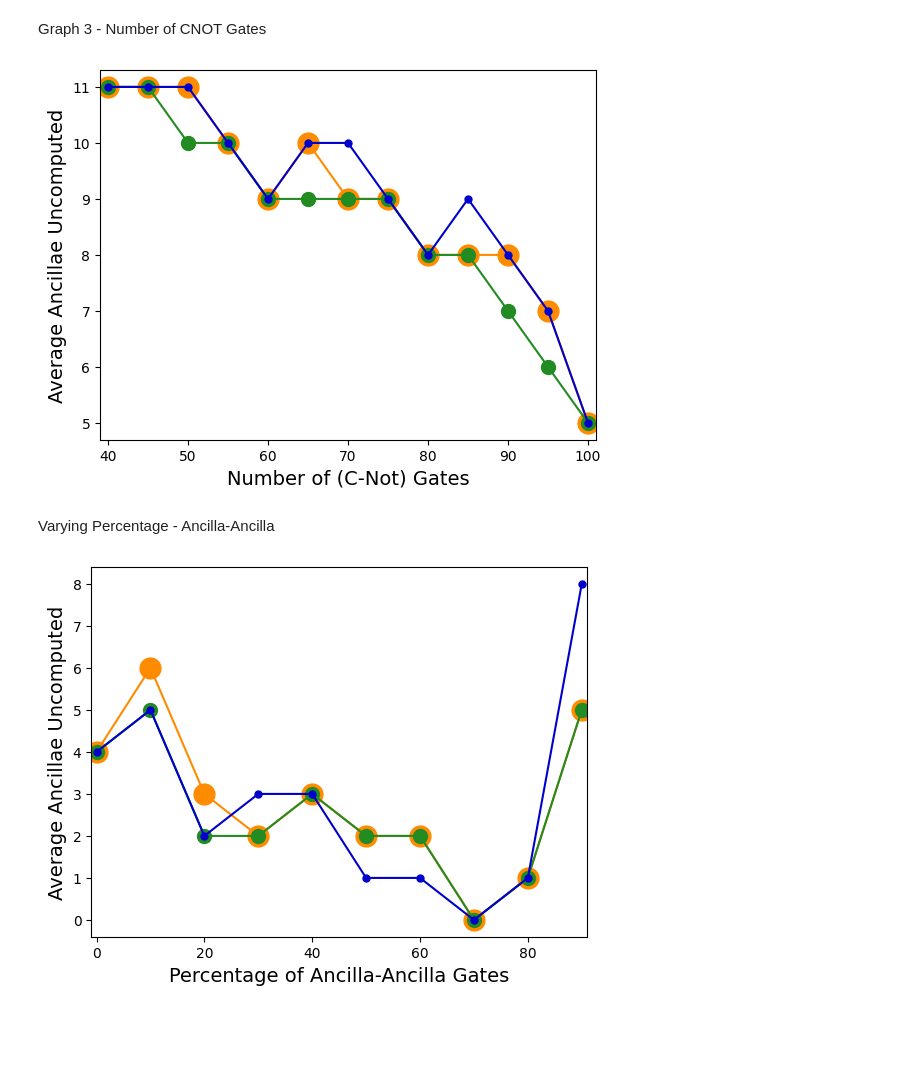
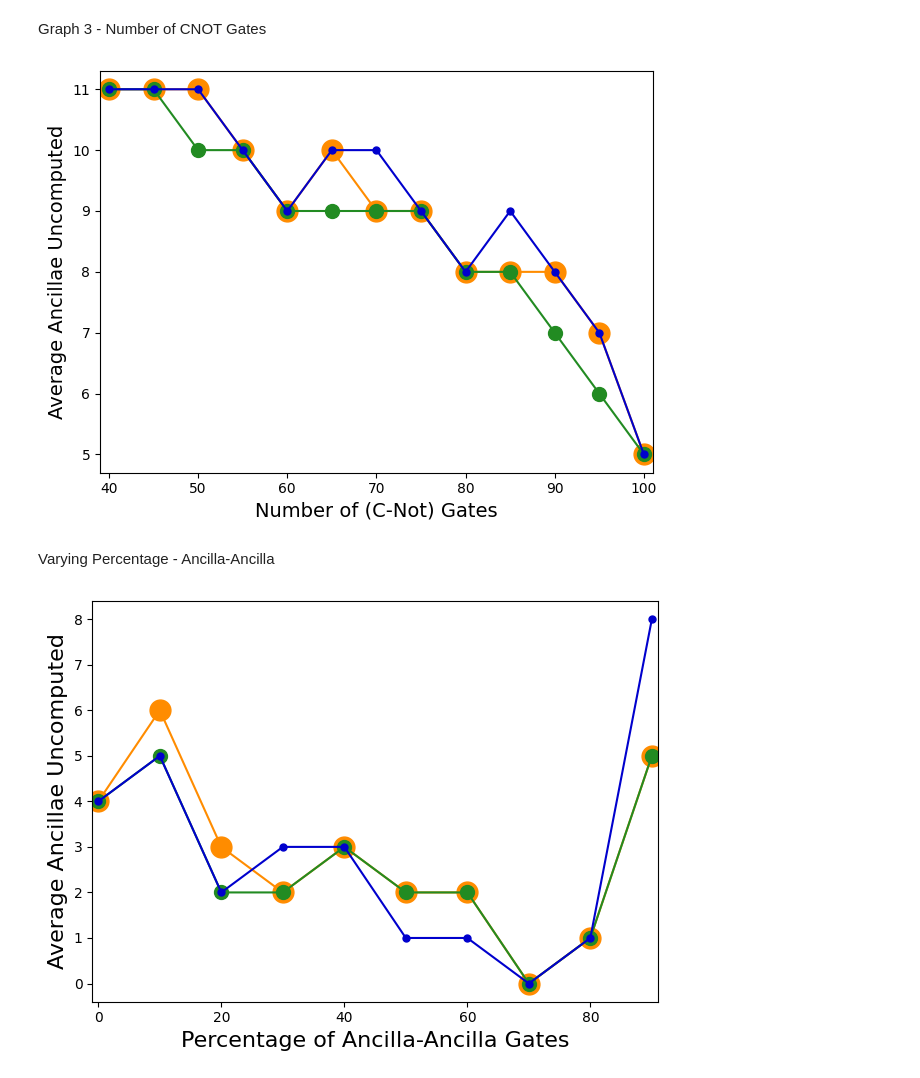
Before and after one commit to ashutiw2k/PartialUncomputation, a Jupyter notebook: notebooks/FinalGraphs.ipynb, the cells around one changed output. Cells and saved outputs as stored; diff of their text form; code cells hidden in the pictures; blank space fills up the shorter version.

Commit message:
Plots

```diff
--- a/notebooks/FinalGraphs.ipynb
+++ b/notebooks/FinalGraphs.ipynb
@@ -65,34 +65,38 @@ def plot_ancillas_bar(x_axis, ex_uncomp_avg, gf_uncomp_avg, gp_uncomp_avg, figna
     # plt.close()
 
 
-def plot_ancilla_results(x_axis, ex_uncomp_avg, gf_uncomp_avg, gp_uncomp_avg, figname='NEEDFIGNAME', image_write_path='../qcnc_paper_figures/evaluation',
+def plot_ancilla_results(x_axis, ex_uncomp_avg, gf_uncomp_avg, gp_uncomp_avg, og=None,
+                         figname='NEEDFIGNAME', image_write_path='../qcnc_paper_figures/evaluation',
                  title='Number of Ancillas Uncomputed',
                  xlabel = 'Total Number of Ancillas', xfont=14,
                  ylabel = 'Average Ancillae Uncomputed', yfont=14,
                  legends=False):
 
-    SYMBOLS = [
-    TextPath((-4, -3), "O"),
-    TextPath((-4, -3), "X"),
-    TextPath((-4, -3), "[]"),
-    ]
 
-    m = [MarkerStyle(x) for x in SYMBOLS]
 
-    # plt.plot(x_axis, ex_comp_avg, marker='o', linestyle='-', label='Original')
-    plt.plot(x_axis, ex_uncomp_avg, marker='o', markersize=15,
+    if og is not None:
+        plt.plot(x_axis, og, marker='o', markersize=16,
+                 linestyle='-', label='No Uncomputation', color=mcolors.CSS4_COLORS['red'])
+        plt.plot(x_axis, ex_uncomp_avg, marker='o', markersize=12,
+                linestyle='-', label='Exhaustive', color=mcolors.CSS4_COLORS['darkorange'])
+        plt.plot(x_axis, gf_uncomp_avg, marker='o', markersize=8,
+                linestyle='-', label='Greedy-Full', color=mcolors.CSS4_COLORS['forestgreen'])
+        plt.plot(x_axis, gp_uncomp_avg, marker='o', markersize=4,
+                linestyle='-', label='Greedy-Partial', color=mcolors.CSS4_COLORS['mediumblue'])
+        plt.legend(bbox_to_anchor=(0, 1.01, 1, 0.2), loc='lower left',
+                ncol=5, mode="expand", borderaxespad=0)
+
+    else:
+        plt.plot(x_axis, ex_uncomp_avg, marker='o', markersize=15,
              linestyle='-', label='Exhaustive', color=mcolors.CSS4_COLORS['darkorange'])
-    plt.plot(x_axis, gf_uncomp_avg, marker='o', markersize=10,
+        plt.plot(x_axis, gf_uncomp_avg, marker='o', markersize=10,
              linestyle='-', label='Greedy-Full', color=mcolors.CSS4_COLORS['forestgreen'])
-    plt.plot(x_axis, gp_uncomp_avg, marker='o', markersize=5,
+        plt.plot(x_axis, gp_uncomp_avg, marker='o', markersize=5,
              linestyle='-', label='Greedy-Partial', color=mcolors.CSS4_COLORS['mediumblue'])
 
     # plt.xticks(numpy.arange(len(x_axis)), x_axis)
     # plt.set_xticklabels(x_axis)
 
-    if legends:
-        plt.legend(bbox_to_anchor=(0, 1.01, 1, 0.2), loc='lower left',
-            ncol=5, mode="expand", borderaxespad=0)
 
     plt.xlabel(xlabel, fontsize=xfont)
     plt.ylabel(ylabel, fontsize=yfont)
@@ -102,7 +106,13 @@ def plot_ancilla_results(x_axis, ex_uncomp_avg, gf_uncomp_avg, gp_uncomp_avg, fi
     plt.xlim(x_axis[0]-1, x_axis[-1]+1)
 #     plt.autoscale(False, axis='x')
     # plt.xscale('linear')
-    plt.savefig(os.path(f'{image_write_path}/{figname}'))
+    # if legends:
+    #     plt.legend(bbox_to_anchor=(0, 1.01, 1, 0.2), loc='lower left',
+    #         ncol=5, mode="expand", borderaxespad=0)
+    #     # fig, ax = plt.plot()
+
+    plt.tight_layout()
+    plt.savefig(os.path.abspath(f'{image_write_path}/{figname}'))
     plt.show()
 #     plt.close()
 # %% [markdown]
@@ -149,22 +159,23 @@ plot_ancilla_results(x_axis_3,ex_3,gf_3,gp_3,
                   xlabel='Number of (C-Not) Gates',
                   figname='Plot_NumGate_line')
 # %% [output]
-[figure, old version]
+[figure, new version]
 # %% [markdown]
 Varying Percentage - Ancilla-Ancilla
 # %%
 x_axis_4 = [i for i in range(0,100,10)]
 ex_4 = [4,6,3,2,3,2,2,0,1,5]
 gf_4 = [4,5,2,2,3,2,2,0,1,5]
 gp_4 = [4,5,2,3,3,1,1,0,1,8]
 
 # plot_ancillas_bar(x_axis_4,ex_4,gf_4,gp_4,
 #                   xlabel='Percentage of Ancilla-Ancilla Gates')
 plot_ancilla_results(x_axis_4,ex_4,gf_4,gp_4,
                   xlabel='Percentage of Ancilla-Ancilla Gates',
-                  figname='Plot_PercentAnAnGate_line')
+                  figname='Plot_PercentAnAnGate_line',
+                  xfont=16,yfont=16)
 # %% [output]
-[figure, old version]
+[figure, new version]
 # %%
 x_axis_5 = [i for i in range(0,100,10)]
 ex_5 = [1,2,5,3,5,5,5,7,9,11]
```
Also changed, not shown: parts of 7 cells of this notebook, 29 other files.
